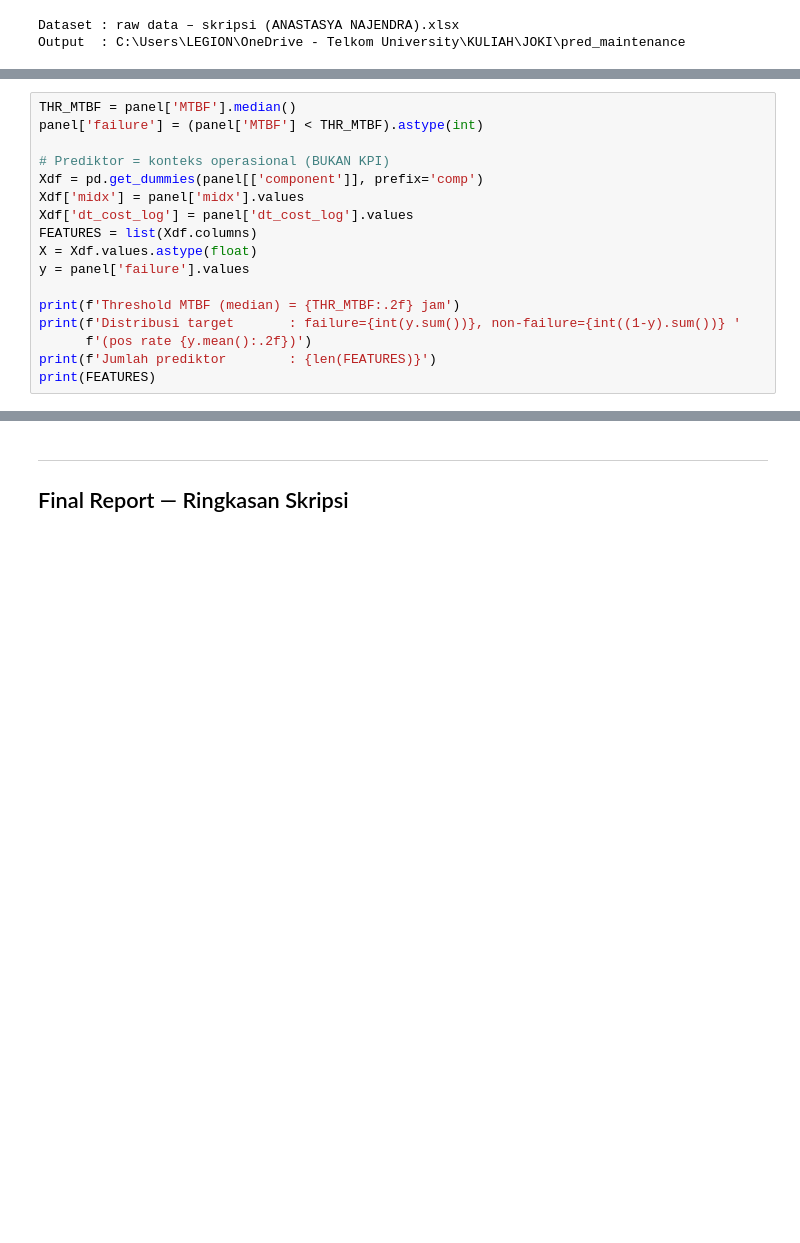
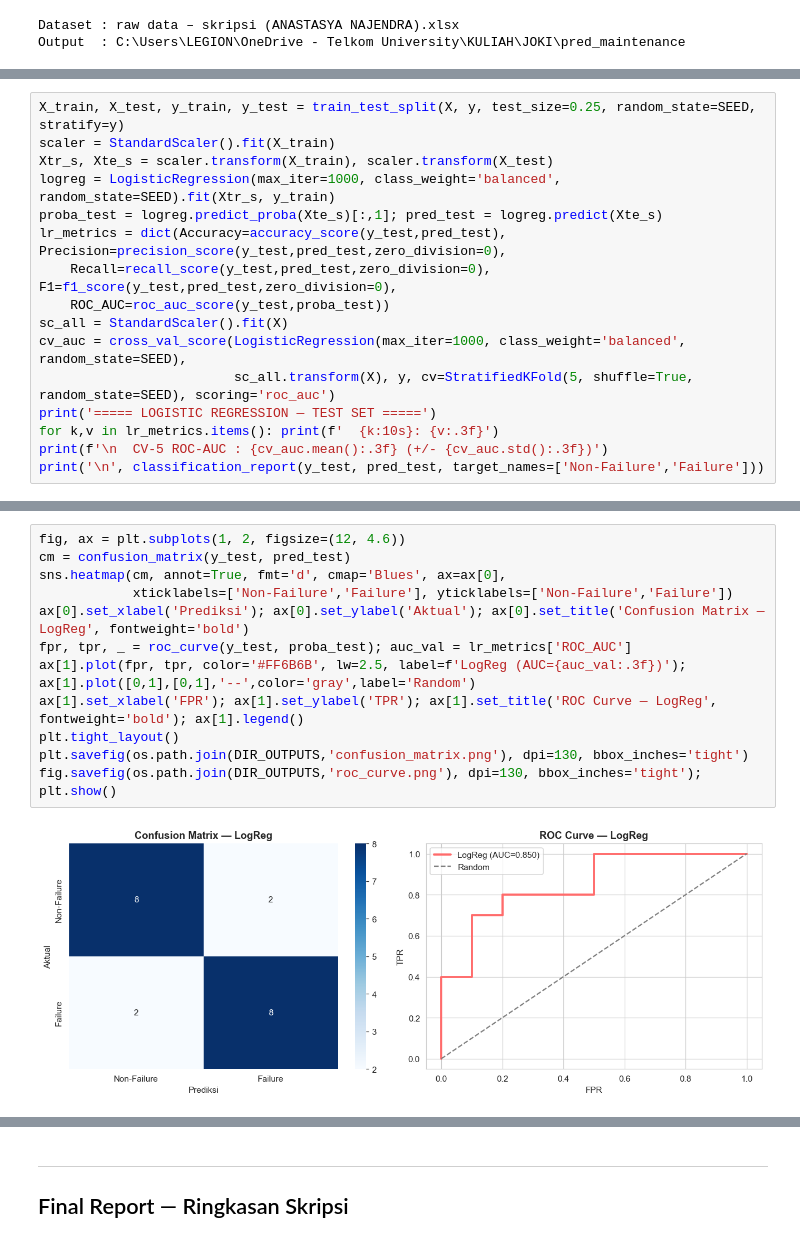
Before and after one commit to AdinarTri/pred_maintenance, a Jupyter notebook: notebook/predictive_maintenance.ipynb, the cells around one changed output, grey strips where cells are left out. Drawn from its saved outputs; the diff is of its cells as text; blank space fills up the shorter version.

Commit message:
new pred

```diff
--- a/notebook/predictive_maintenance.ipynb
+++ b/notebook/predictive_maintenance.ipynb
@@ -266,17 +67,0 @@ Sesuai BAB 3, Logistic Regression mengklasifikasikan **failure vs non-failure**.
-# %%
-THR_MTBF = panel['MTBF'].median()
-panel['failure'] = (panel['MTBF'] < THR_MTBF).astype(int)
-
-# Prediktor = konteks operasional (BUKAN KPI)
-Xdf = pd.get_dummies(panel[['component']], prefix='comp')
-Xdf['midx'] = panel['midx'].values
-Xdf['dt_cost_log'] = panel['dt_cost_log'].values
-FEATURES = list(Xdf.columns)
-X = Xdf.values.astype(float)
-y = panel['failure'].values
-
-print(f'Threshold MTBF (median) = {THR_MTBF:.2f} jam')
-print(f'Distribusi target       : failure={int(y.sum())}, non-failure={int((1-y).sum())} '
-      f'(pos rate {y.mean():.2f})')
-print(f'Jumlah prediktor        : {len(FEATURES)}')
-print(FEATURES)
@@ -517,0 +277,16 @@ Keterbatasan berikut penting dicantumkan agar hasil ditafsirkan secara proporsio
+# %%
+X_train, X_test, y_train, y_test = train_test_split(X, y, test_size=0.25, random_state=SEED, stratify=y)
+scaler = StandardScaler().fit(X_train)
+Xtr_s, Xte_s = scaler.transform(X_train), scaler.transform(X_test)
+logreg = LogisticRegression(max_iter=1000, class_weight='balanced', random_state=SEED).fit(Xtr_s, y_train)
+proba_test = logreg.predict_proba(Xte_s)[:,1]; pred_test = logreg.predict(Xte_s)
+lr_metrics = dict(Accuracy=accuracy_score(y_test,pred_test), Precision=precision_score(y_test,pred_test,zero_division=0),
+    Recall=recall_score(y_test,pred_test,zero_division=0), F1=f1_score(y_test,pred_test,zero_division=0),
+    ROC_AUC=roc_auc_score(y_test,proba_test))
+sc_all = StandardScaler().fit(X)
+cv_auc = cross_val_score(LogisticRegression(max_iter=1000, class_weight='balanced', random_state=SEED),
+                         sc_all.transform(X), y, cv=StratifiedKFold(5, shuffle=True, random_state=SEED), scoring='roc_auc')
+print('===== LOGISTIC REGRESSION — TEST SET =====')
+for k,v in lr_metrics.items(): print(f'  {k:10s}: {v:.3f}')
+print(f'\n  CV-5 ROC-AUC : {cv_auc.mean():.3f} (+/- {cv_auc.std():.3f})')
+print('\n', classification_report(y_test, pred_test, target_names=['Non-Failure','Failure']))
@@ -517,0 +311,14 @@ Keterbatasan berikut penting dicantumkan agar hasil ditafsirkan secara proporsio
+# %%
+fig, ax = plt.subplots(1, 2, figsize=(12, 4.6))
+cm = confusion_matrix(y_test, pred_test)
+sns.heatmap(cm, annot=True, fmt='d', cmap='Blues', ax=ax[0],
+            xticklabels=['Non-Failure','Failure'], yticklabels=['Non-Failure','Failure'])
+ax[0].set_xlabel('Prediksi'); ax[0].set_ylabel('Aktual'); ax[0].set_title('Confusion Matrix — LogReg', fontweight='bold')
+fpr, tpr, _ = roc_curve(y_test, proba_test); auc_val = lr_metrics['ROC_AUC']
+ax[1].plot(fpr, tpr, color='#FF6B6B', lw=2.5, label=f'LogReg (AUC={auc_val:.3f})'); ax[1].plot([0,1],[0,1],'--',color='gray',label='Random')
+ax[1].set_xlabel('FPR'); ax[1].set_ylabel('TPR'); ax[1].set_title('ROC Curve — LogReg', fontweight='bold'); ax[1].legend()
+plt.tight_layout()
+plt.savefig(os.path.join(DIR_OUTPUTS,'confusion_matrix.png'), dpi=130, bbox_inches='tight')
+fig.savefig(os.path.join(DIR_OUTPUTS,'roc_curve.png'), dpi=130, bbox_inches='tight'); plt.show()
+# %% [output]
+[figure, added]
```
Also changed, not shown: parts of 58 cells of this notebook, 14 other files.
